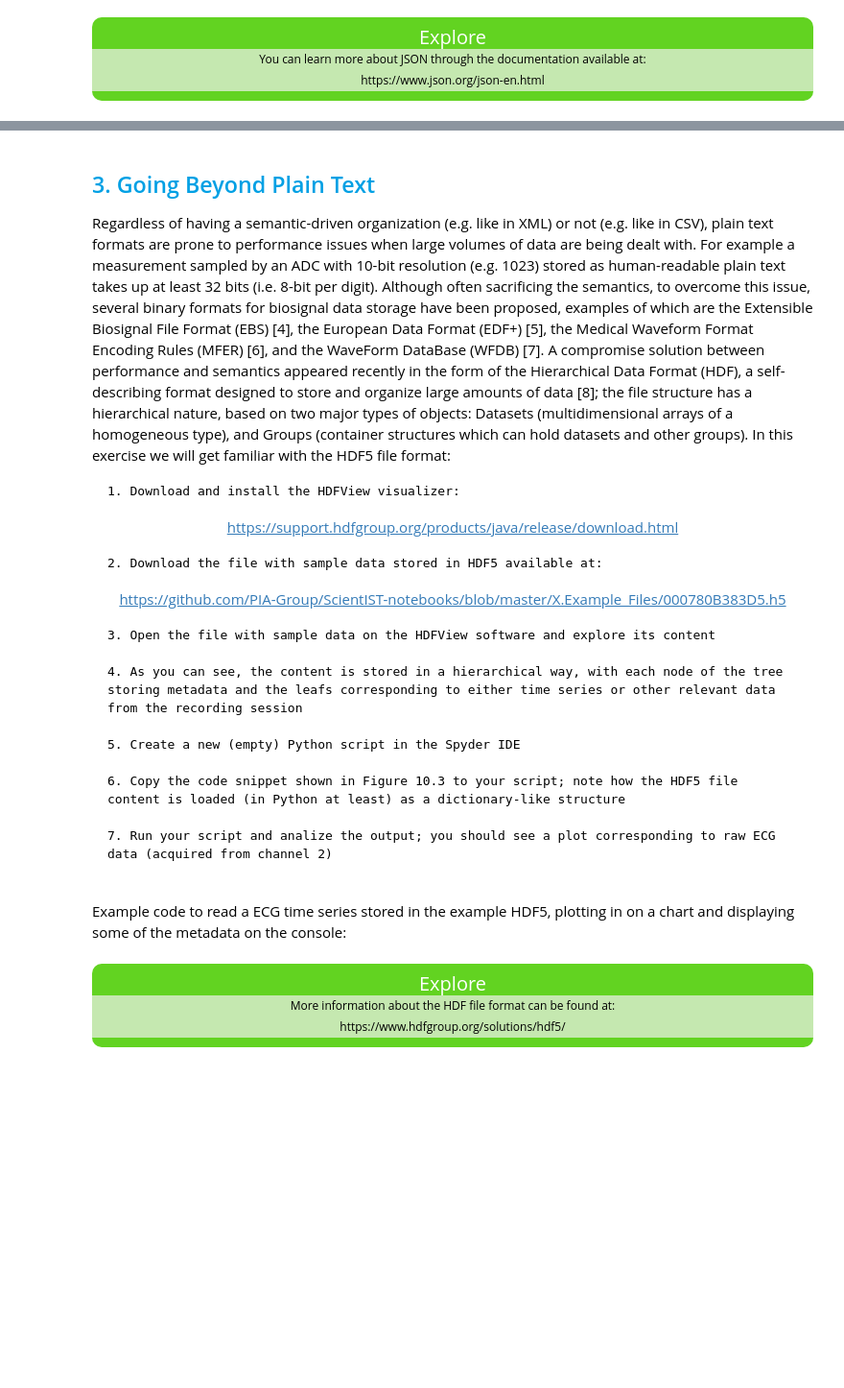
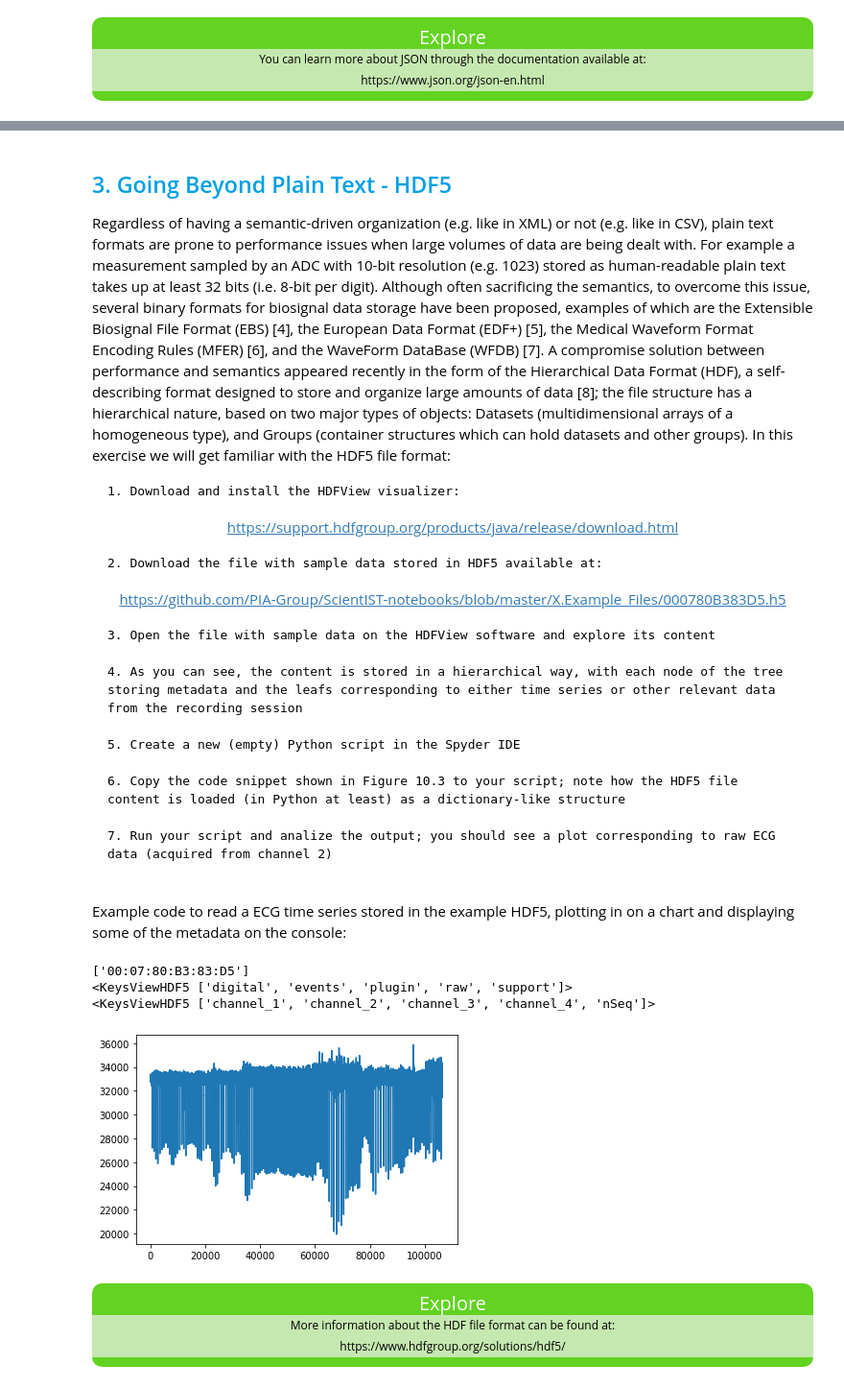
Before and after one commit to PIA-Group/ScientISST-notebooks, a Jupyter notebook: B.Graphical_User_Interface/B001 File Exploration.ipynb, the cells around one changed output, grey strips where cells are left out. Shown at 96% size. Drawn from its saved outputs; the diff is of its cells as text; code cells hidden in the pictures; blank space fills up the shorter version.

```diff
--- a/B.Graphical_User_Interface/B001 File Exploration.ipynb
+++ b/B.Graphical_User_Interface/B001 File Exploration.ipynb
@@ -176,0 +203,14 @@ with open(r'..\X.Example_Files\observation-example-sample-data.json', 'r') as f:
+# %%
+import pylab as pl
+
+fname = '../X.Example_Files/SUS_Calculation.csv'
+
+raw = pl.loadtxt(fname, skiprows = 1, delimiter = ';')
+print(raw.shape)
+print(raw)
+
+odd = pl.sum(raw[:,0::2]-1, 1)
+even = pl.sum(5-raw[:,1::2], 1)
+
+scoreSUS = (odd+even)*2.5
+print(scoreSUS)
@@ -177,5 +225,5 @@ with open(r'..\X.Example_Files\observation-example-sample-data.json', 'r') as f:
 # %% [markdown]
-## <div style="color:#00a0e4;">   3. Going Beyond Plain Text </div>
+## <div style="color:#00a0e4;">   3. Going Beyond Plain Text - HDF5 </div>
 
 Regardless of having a semantic-driven organization (e.g. like in XML) or not
 (e.g. like in CSV), plain text formats are prone to performance issues when large
@@ -213,15 +261,28 @@ Example code to read a ECG time series stored in the example HDF5, plotting in o
 # %%
 import pylab as pl
 import h5py
 
-HDFData = h5py . F i l e ('000780B383D5.h5')
-root = HDFData ['00:07:80:B3:83:D5']
-print(root.attrs.items())
-data = root['raw']['channel2']
+HDFData = h5py.File('../X.Example_Files/000780B383D5.h5','r')
+
+keys = list(HDFData.keys())
+print(keys)
+
+root = HDFData[keys[0]]
+print(root.keys())
+
+raw = root['raw']
+print(raw.keys())
+
+data = raw['channel_2']
 
 pl.figure()
 pl.plot(data)
 pl.show()
+# %% [output]
+['00:07:80:B3:83:D5']
+<KeysViewHDF5 ['digital', 'events', 'plugin', 'raw', 'support']>
+<KeysViewHDF5 ['channel_1', 'channel_2', 'channel_3', 'channel_4', 'nSeq']>
+[figure, added]
 # %% [markdown]
 <div style="background:#62d321;font-family:'arial', monospace; text-align: center; padding: 10px 0; border-radius:10px; width:70%; margin:auto " >
   <span style="font-size:20px;position:relative;color:white; "> Explore </span> <br>
```
Also changed, not shown: parts of 7 cells of this notebook, 7 other files.
